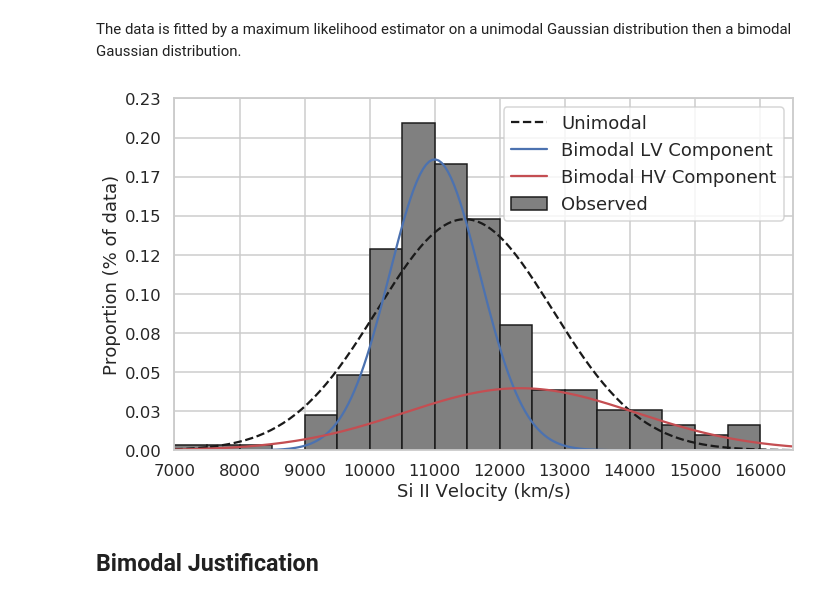
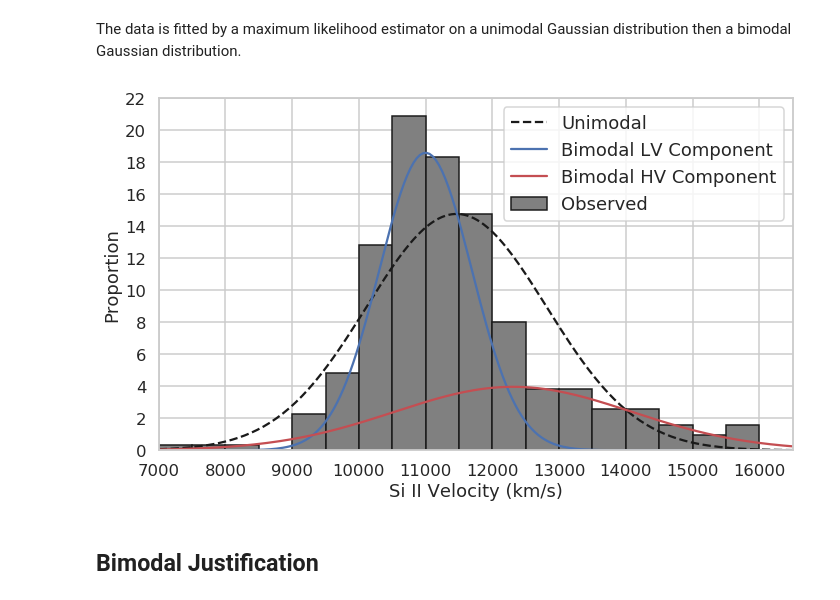
Before and after one commit to ketozhang/ejecta-velocities-of-type-Ia-supernovae, a Jupyter notebook: simulation.ipynb, the cells around one changed output. Cells and saved outputs as stored; diff of their text form; code cells hidden in the pictures.

```diff
--- a/simulation.ipynb
+++ b/simulation.ipynb
@@ -48,36 +65,39 @@ plt.hist(x, density=True, bins=bins, color='gray', fill=True, edgecolor='k', joi
 
 # Unimodal Gaussian
 xrange = np.linspace(bins.min(), bins.max(), 200)
 ydata, xdata = np.histogram(x, bins=bins, density=True)
 xdata = (xdata[:-1] + xdata[1:]) / 2
 # opt, cov = curve_fit(gaussian, xdata, ydata, p0=[np.mean(x), np.std(x)])
 # np.savetxt('unimodal_params.csv', opt, delimiter=',')
 plt.plot(xrange, gaussian(xrange, *UNIMODAL_PARAMS), '--k', label='Unimodal')
 
 # Bimodal Gaussian
 # opt, cov = curve_fit(bimodal_gaussian, xdata, ydata, p0=[11000., np.std(x)/2, 15000., np.std(x)*2, 0.5])
 # np.savetxt('bimodal_params.csv', opt, delimiter=',')
 # plt.plot(xrange, bimodal_gaussian(xrange, *opt), color='gray', label='Bimodal')
 g1 = BIMODAL_PARAMS[4]
 lv_dist = g1 * gaussian(xrange, *BIMODAL_PARAMS[0:2])
 hv_dist = (1-g1) * gaussian(xrange, *BIMODAL_PARAMS[2:4])
 plt.plot(xrange, lv_dist, 'b', label='Bimodal LV Component')
 plt.plot(xrange, hv_dist, 'r', label='Bimodal HV Component')
 # plt.plot(xrange, lv_dist + hv_dist, 'k', label='Bimodal')
 
 # Plot config
 plt.xticks(bins[::2], [f'{tick:.0f}' for tick in bins[::2]])
 plt.xlim(bins.min(), bins.max())
-plt.yticks(plt.yticks()[0], [f'{tick:.2f}' for tick in plt.yticks()[0]*500])
+yticks = plt.yticks()[0] * 500 * 100
+yticks = np.arange(yticks.min(), yticks.max() + 1, 2) / (500 * 100)
+ytickslabel = [f'{tick:.2g}' for tick in yticks * 500 * 100]
+plt.yticks(yticks, ytickslabel)
 plt.xlabel('Si II Velocity (km/s)')
-plt.ylabel('Proportion (% of data)')
+plt.ylabel('Proportion')
 plt.legend(loc='upper right', fontsize=18)
 
 # Save results
 plt.tight_layout()
 plt.savefig('results/velocity_dist.png', orientation='landscape', format='png', dpi=600)
 # %% [output]
-[figure, old version]
+[figure, new version]
 # %% [markdown]
 ## Bimodal Justification
 # %%
```
Also changed, not shown: parts of 21 cells of this notebook, 28 other files.
